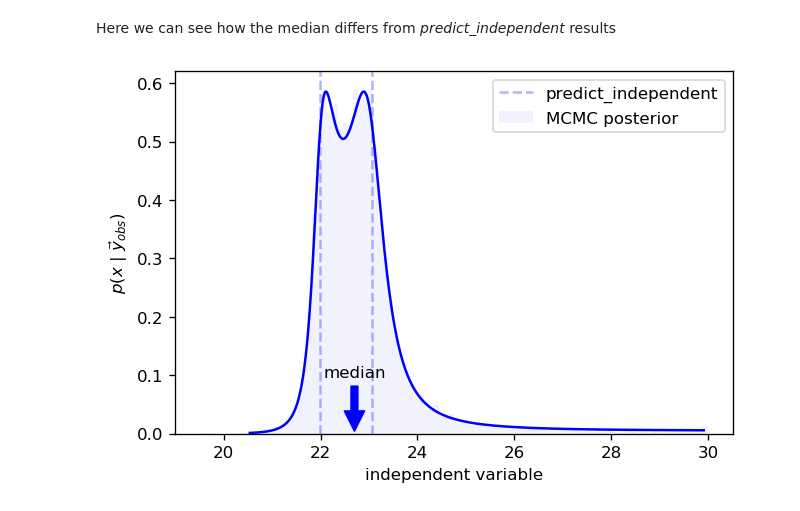
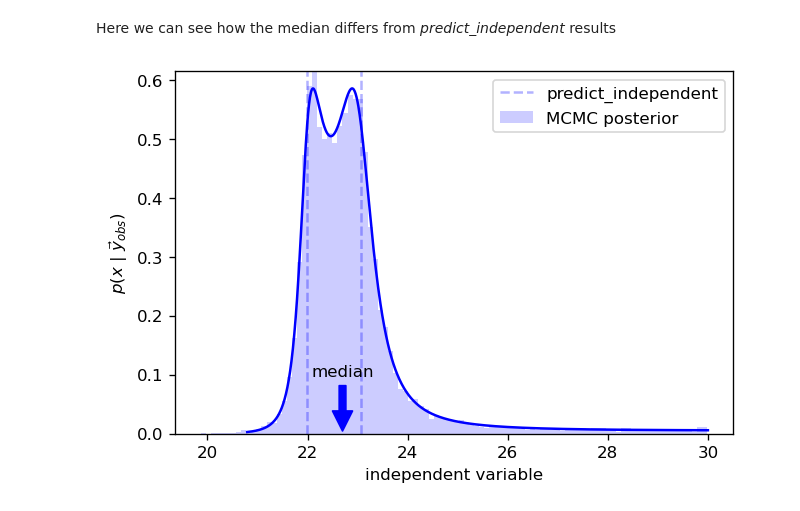
Before and after one commit to JuBiotech/calibr8, a Jupyter notebook: notebooks/Example_Numeric_Independent_Posterior.ipynb, the cells around one changed output. Saved outputs shown, nothing was run; the diff lists cells and outputs as text; code cells hidden in the pictures.

```diff
--- a/notebooks/Example_Numeric_Independent_Posterior.ipynb
+++ b/notebooks/Example_Numeric_Independent_Posterior.ipynb
@@ -63,32 +74,31 @@ The following estimations were made for ('L_L', 'L_U', 'I_x', 'S', 'c', 'scale_0
 # %% [markdown]
 ## Visualization
 # %%
-def plot(y_obs=0.5, a=0, b=30, steps=1000, hdi_prob=0.95, plot_median=False):
+def plot(y_obs=0.5, a=0, b=30, steps=1000, ci_prob=0.95):
     y_obs = numpy.atleast_1d(y_obs)
     fig, ax = pyplot.subplots(dpi=120)
 
-    #Return value is a namedtuple, so we can use posterior.x_dense etc.
-    posterior = model.infer_independent(y_obs, lower=a, upper=b, steps=steps, hdi_prob=hdi_prob)
-    ax.plot(posterior.x_dense, posterior.pdf, color='b')
+    posterior = model.infer_independent(y_obs, lower=a, upper=b, steps=steps, ci_prob=ci_prob)
+    ax.plot(posterior.hdi_x, posterior.hdi_pdf, color='b')
 
-    #Plot the individual predictions from predict_independent for comparison
+    # Plot the individual predictions from predict_independent for comparison
     for yo in y_obs:
         ax.axvline(model.predict_independent(yo), linestyle='--', color='b', alpha=0.3)
     ax.plot([], linestyle='--', label='predict_independent', color='b', alpha=0.3) #to get only one legend
 
-    #For multiple observations of the same independent variable,
-    #the median of the posterior will differ from the two predict_independent results
-    if plot_median:
-        ax.annotate('median', xy=(posterior.median, 0),
-            xytext=(posterior.median, numpy.max(posterior.pdf)*0.2), xycoords='data',
-            arrowprops=dict(facecolor='b', edgecolor='b', shrink=0.05),
-            horizontalalignment='right', verticalalignment='top',
-            ha='center'
-        )
+    # For multiple observations of the same independent variable,
+    # the median of the posterior will differ from the two predict_independent results
+    ax.annotate('median', xy=(posterior.median, 0),
+        xytext=(posterior.median, numpy.max(posterior.hdi_pdf)*0.2), xycoords='data',
+        arrowprops=dict(facecolor='b', edgecolor='b', shrink=0.05),
+        horizontalalignment='right', verticalalignment='top',
+        ha='center'
+    )
 
     ax.legend()
     ax.set_xlabel('independent variable')
     ax.set_ylabel(r'$p(x\ |\ \vec{y}_{obs})$')
+    ax.set_ylim(0)
     return fig, ax
 # %% [markdown]
 ## Plot for one observation, where predict_independent is similar to the median
@@ -115,7 +129,7 @@ with pm.Model():
     prior = pm.Uniform(model.independent_key, lower=a, upper=b, shape=(1,))
     mu, scale, df = model.predict_dependent(prior, theta=theta)
     pm.StudentT('likelihood', nu=df, mu=mu, sigma=scale, observed=y_obs, shape=(1,))
-    trace = pm.sample(10000, cores=1, return_inferencedata=True)
+    idata = pm.sample(10_000, cores=1, return_inferencedata=True)
 # %% [output]
 Auto-assigning NUTS sampler...
 Initializing NUTS using jitter+adapt_diag...
@@ -129,16 +143,16 @@ The number of effective samples is smaller than 25% for some parameters.
 # %% [markdown]
 Here we can see how the median differs from *predict_independent* results
 # %%
-fig, ax = plot(y_obs=y_obs, hdi_prob=0.999, plot_median=True)
+fig, ax = plot(y_obs=y_obs, ci_prob=0.999)
 ax.hist(
-    trace.posterior['independent'].stack(sample=('chain', 'draw')).values.T,
-    density=True, bins=100, color="b", alpha=0.05,
+    idata.posterior['independent'].stack(sample=('chain', 'draw')).values.T,
+    density=True, bins=100, color="b", alpha=0.2,
     label='MCMC posterior'
 )
 ax.legend()
 pyplot.show()
 # %% [output]
-[figure, old version]
+[figure, new version]
 # %%
 %load_ext watermark
 %watermark -n -u -v -iv -w
```
Also changed, not shown: parts of 4 cells of this notebook, 1 other file.
